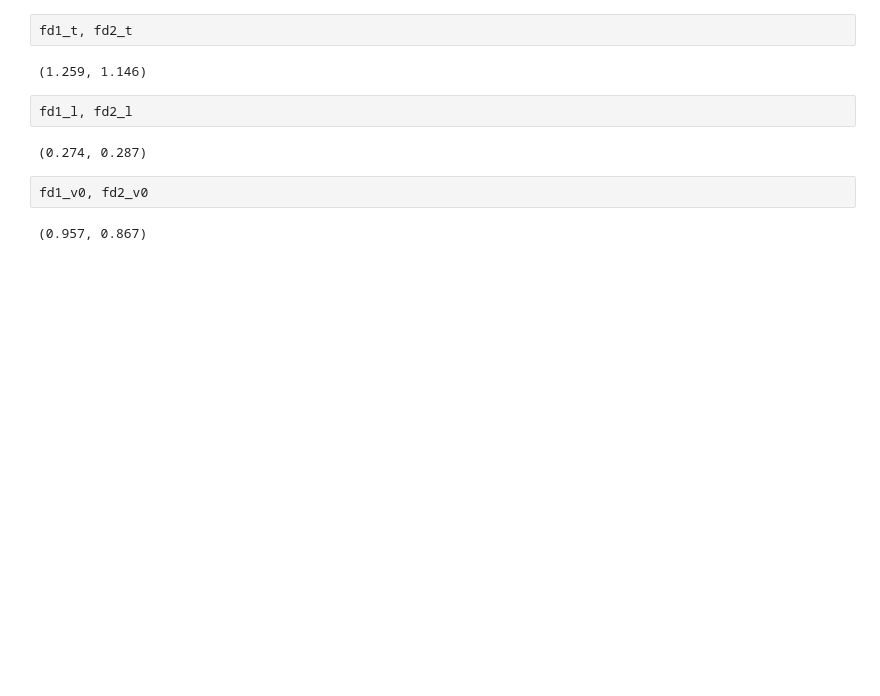
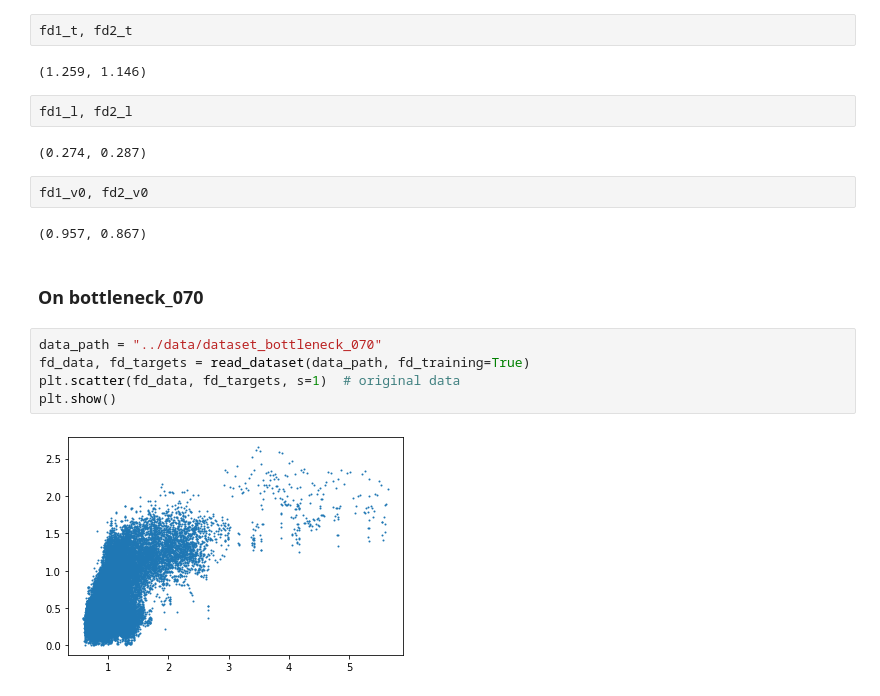
Before and after one commit to AlexPasqua/MLCMS-project, a Jupyter notebook: src/attempts/compare_FD_params.ipynb, the cells around one changed output. Drawn from its saved outputs; the diff is of its cells as text; blank space fills up the shorter version.

```diff
--- a/src/attempts/compare_FD_params.ipynb
+++ b/src/attempts/compare_FD_params.ipynb
@@ -190,3 +192,12 @@ fd1_l, fd2_l
 fd1_v0, fd2_v0
 # %% [output]
 (0.957, 0.867)
+# %% [markdown]
+### On bottleneck_070
+# %%
+data_path = "../data/dataset_bottleneck_070"
+fd_data, fd_targets = read_dataset(data_path, fd_training=True)
+plt.scatter(fd_data, fd_targets, s=1)  # original data
+plt.show()
+# %% [output]
+[figure, added]
```
Also changed, not shown: parts of 14 cells of this notebook, 23 other files.
